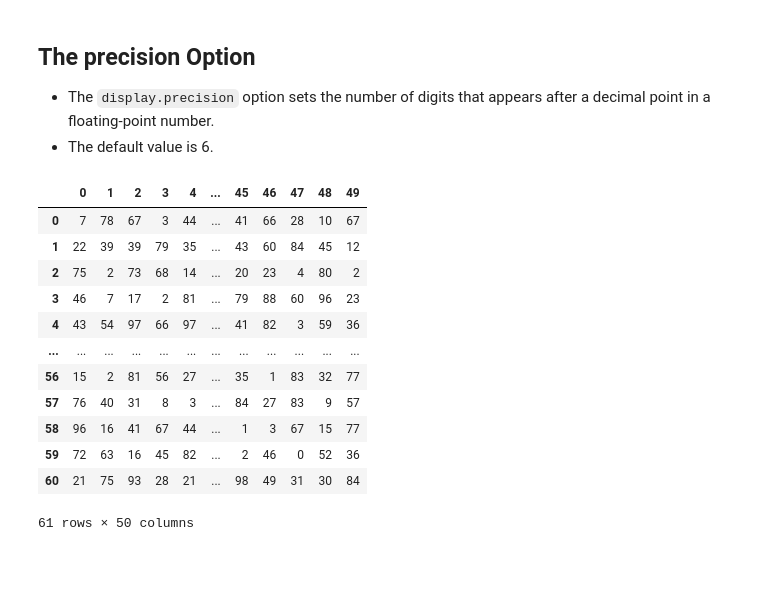
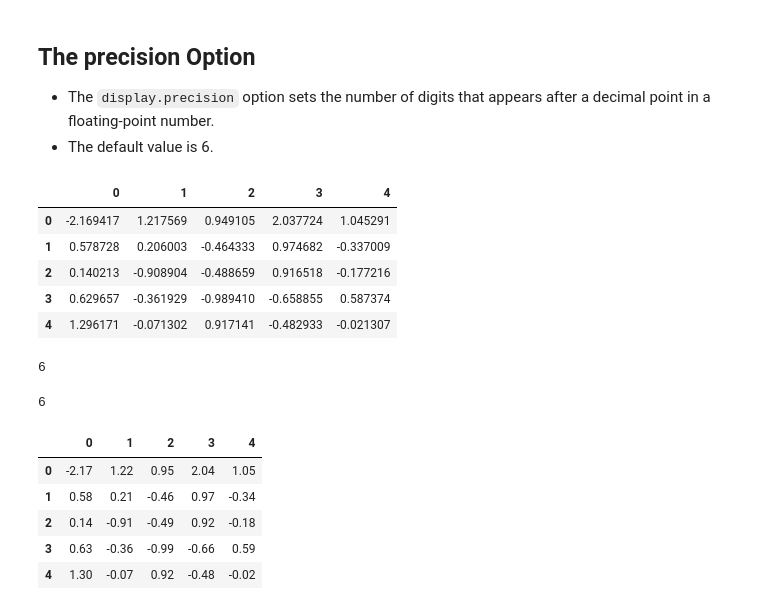
Before and after one commit to Lucas01iveira/Data-Engineering, a Jupyter notebook: Data Analysis with Pandas and Python/materials/pandas/Incomplete/14 - Options and Settings.ipynb, the cells around one changed output. Saved outputs shown, nothing was run; the diff lists cells and outputs as text; code cells hidden in the pictures; blank space fills up the shorter version.

Commit message:
understanding pandas precision option

```diff
--- a/Data Analysis with Pandas and Python/materials/pandas/Incomplete/14 - Options and Settings.ipynb
+++ b/Data Analysis with Pandas and Python/materials/pandas/Incomplete/14 - Options and Settings.ipynb
@@ -196,19 +196,20 @@ display.max_rows : int
 - The `display.precision` option sets the number of digits that appears after a decimal point in a floating-point number.
 - The default value is 6.
 # %%
-df= pd.DataFrame(np.random.randint(0, 100, [61, 50]))
+df= pd.DataFrame(np.random.randn(5,5))
 df
 # %% [output]
-|  | 0 | 1 | 2 | 3 | 4 | ... | 45 | 46 | 47 | 48 | 49 |
-| 0 | 7 | 78 | 67 | 3 | 44 | ... | 41 | 66 | 28 | 10 | 67 |
-| 1 | 22 | 39 | 39 | 79 | 35 | ... | 43 | 60 | 84 | 45 | 12 |
-| 2 | 75 | 2 | 73 | 68 | 14 | ... | 20 | 23 | 4 | 80 | 2 |
-| 3 | 46 | 7 | 17 | 2 | 81 | ... | 79 | 88 | 60 | 96 | 23 |
-| 4 | 43 | 54 | 97 | 66 | 97 | ... | 41 | 82 | 3 | 59 | 36 |
-| ... | ... | ... | ... | ... | ... | ... | ... | ... | ... | ... | ... |
-| 56 | 15 | 2 | 81 | 56 | 27 | ... | 35 | 1 | 83 | 32 | 77 |
-| 57 | 76 | 40 | 31 | 8 | 3 | ... | 84 | 27 | 83 | 9 | 57 |
-| 58 | 96 | 16 | 41 | 67 | 44 | ... | 1 | 3 | 67 | 15 | 77 |
-| 59 | 72 | 63 | 16 | 45 | 82 | ... | 2 | 46 | 0 | 52 | 36 |
-| 60 | 21 | 75 | 93 | 28 | 21 | ... | 98 | 49 | 31 | 30 | 84 |
+|  | 0 | 1 | 2 | 3 | 4 |
+| 0 | -2.169417 | 1.217569 | 0.949105 | 2.037724 | 1.045291 |
+| 1 | 0.578728 | 0.206003 | -0.464333 | 0.974682 | -0.337009 |
+| 2 | 0.140213 | -0.908904 | -0.488659 | 0.916518 | -0.177216 |
+| 3 | 0.629657 | -0.361929 | -0.989410 | -0.658855 | 0.587374 |
+| 4 | 1.296171 | -0.071302 | 0.917141 | -0.482933 | -0.021307 |
-61 rows × 50 columns
+# %%
+pd.options.display.precision
+# %% [output]
+6
+# %%
+pd.get_option('display.precision')
+# %% [output]
+6
@@ -214,0 +218,9 @@ df
+# %%
+df
+# %% [output]
+|  | 0 | 1 | 2 | 3 | 4 |
+| 0 | -2.17 | 1.22 | 0.95 | 2.04 | 1.05 |
+| 1 | 0.58 | 0.21 | -0.46 | 0.97 | -0.34 |
+| 2 | 0.14 | -0.91 | -0.49 | 0.92 | -0.18 |
+| 3 | 0.63 | -0.36 | -0.99 | -0.66 | 0.59 |
+| 4 | 1.30 | -0.07 | 0.92 | -0.48 | -0.02 |
```
Also changed, not shown: parts of 3 cells of this notebook.
